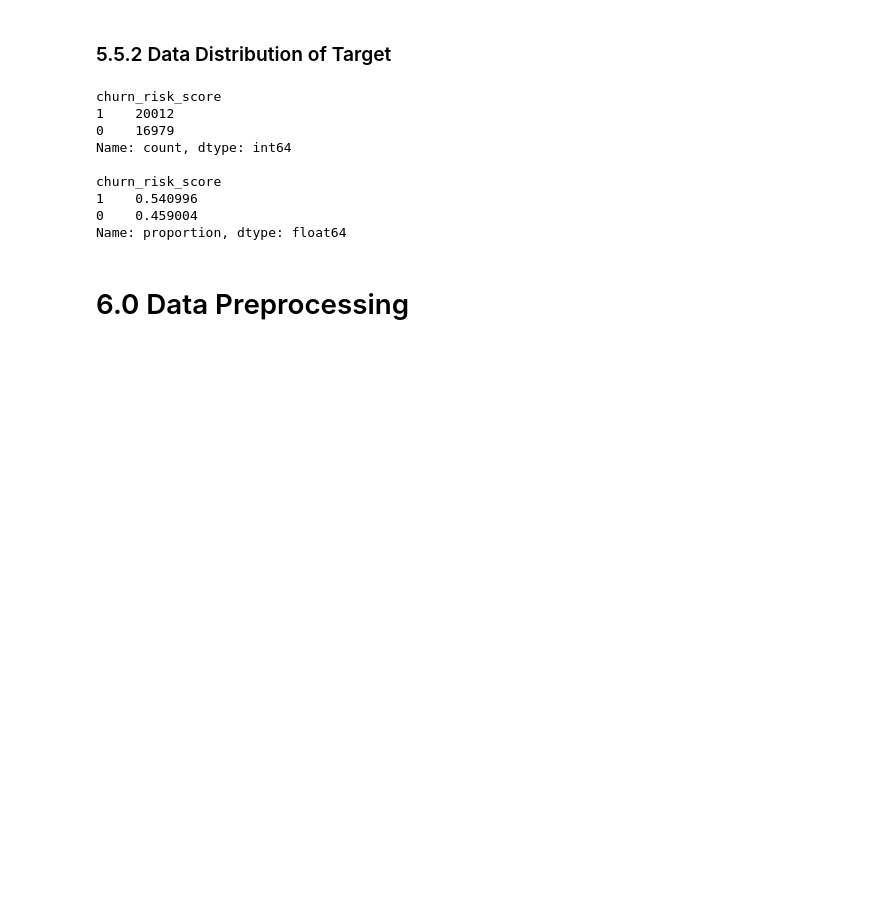
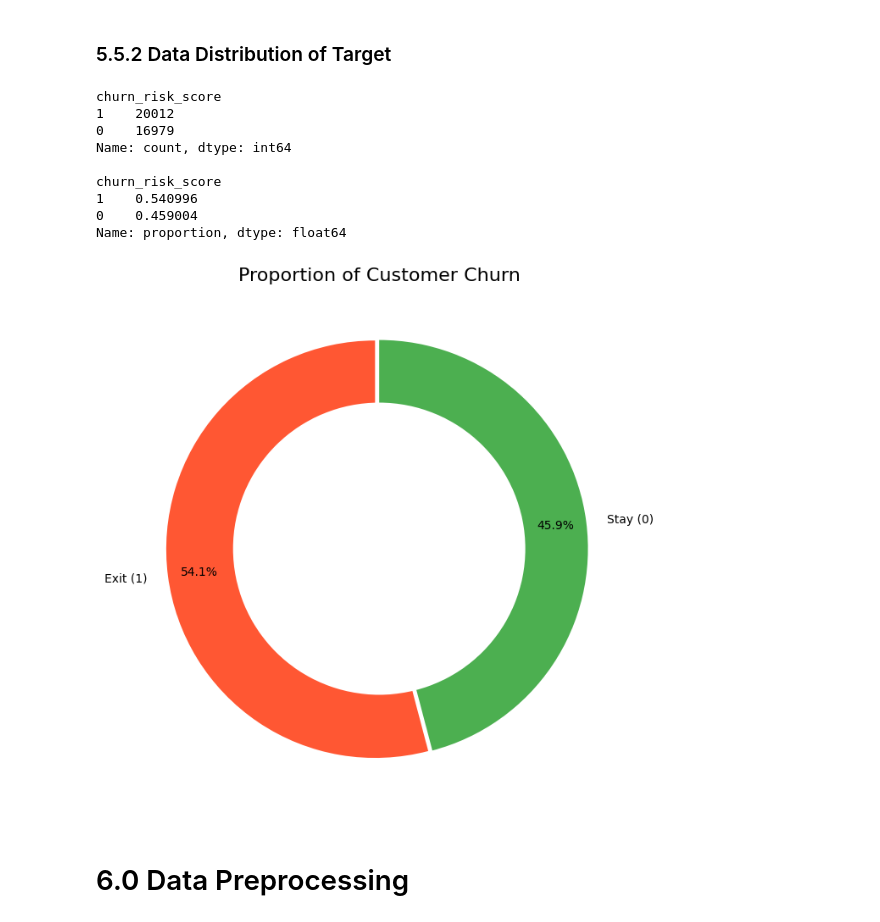
Before and after one commit to tan-yong-sheng/FYP-enhancing-churn-prediction-with-slm-and-llm, a Jupyter notebook: notebook/modeling/01_bimodal_model_with_llm_embedding.ipynb, the cells around one changed output. Saved outputs shown, nothing was run; the diff lists cells and outputs as text; code cells hidden in the pictures; blank space fills up the shorter version.

```diff
--- a/notebook/modeling/01_bimodal_model_with_llm_embedding.ipynb
+++ b/notebook/modeling/01_bimodal_model_with_llm_embedding.ipynb
@@ -396,6 +462,36 @@ churn_risk_score
 1    0.540996
 0    0.459004
 Name: proportion, dtype: float64
+# %%
+import matplotlib.pyplot as plt
+
+# Get the value counts
+churn_counts = merged_df['churn_risk_score'].value_counts()
+
+# Define labels and colors
+labels = ['Exit (1)', 'Stay (0)']
+colors = ['#FF5733', '#4CAF50']
+
+plt.figure(figsize=(8, 8))
+
+# Create the pie chart
+plt.pie(churn_counts,
+        labels=labels,
+        colors=colors,
+        autopct='%1.1f%%',  # Show percentages with one decimal place
+        startangle=90,      # Start the first slice at the top
+        pctdistance=0.85,   # Distance of the percentage text from the center
+        explode=(0.02, 0))  # Slightly separate the 'Exit' slice
+
+# Add a circle in the center to make it a donut chart (optional, but looks nice)
+centre_circle = plt.Circle((0,0),0.70,fc='white')
+fig = plt.gcf()
+fig.gca().add_artist(centre_circle)
+
+plt.title('Proportion of Customer Churn', fontsize=16)
+plt.show()
+# %% [output]
+[figure, added]
 # %% [markdown]
 # 6.0 Data Preprocessing <a id='data_pre'></a>
 # %% [markdown]
```
Also changed, not shown: parts of 9 cells of this notebook, 5 other files.
